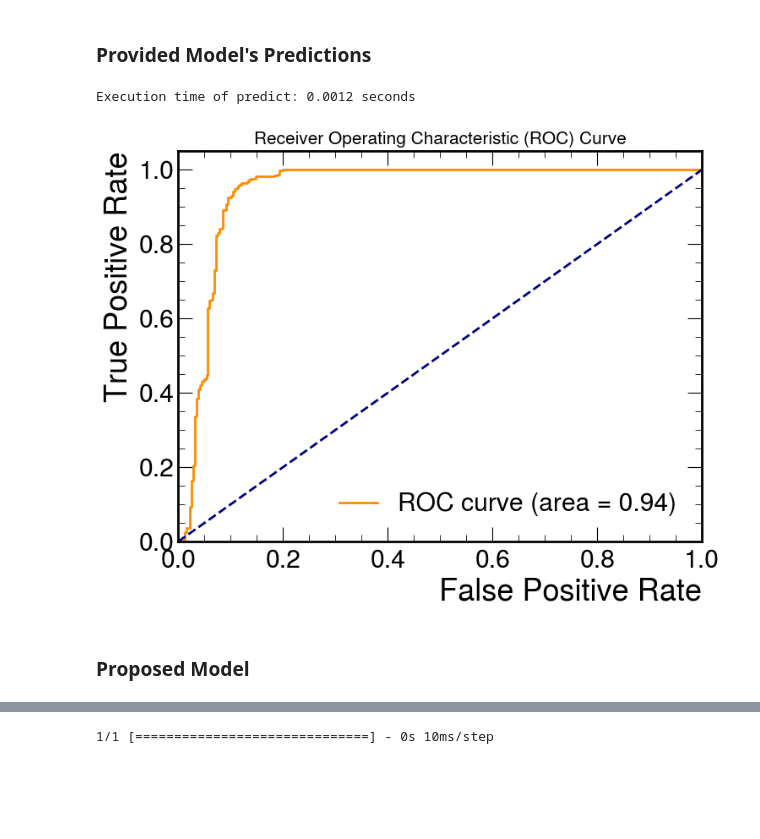
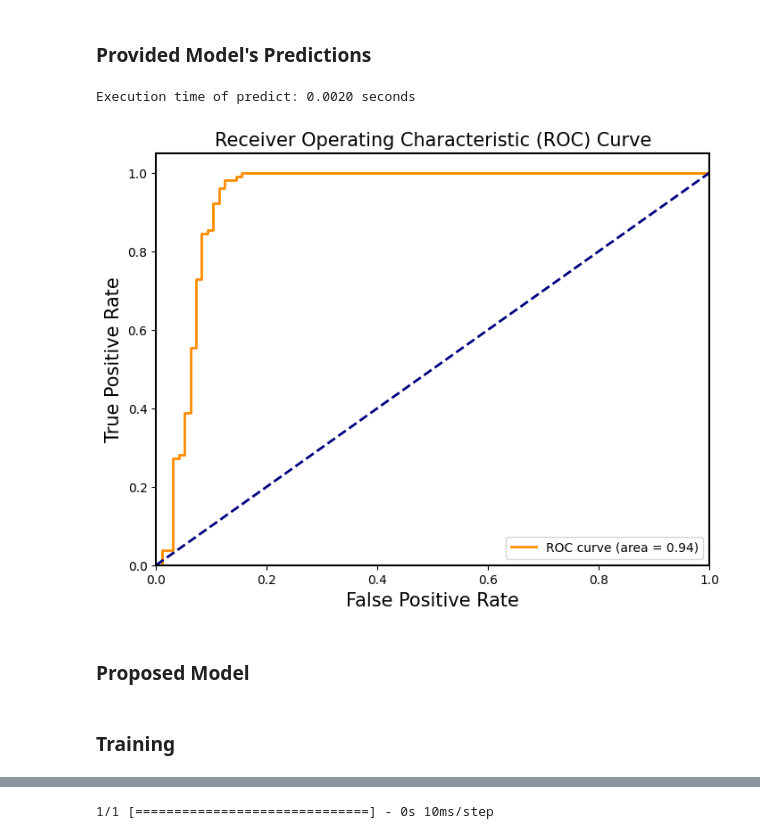
Before and after one commit to MatteoMorellini/CICADA-Google-Summer-of-Code, a Jupyter notebook: index.ipynb, the cells around one changed output, grey strips where cells are left out. Saved outputs shown, nothing was run; the diff lists cells and outputs as text; code cells hidden in the pictures; blank space fills up the shorter version.

```diff
--- a/index.ipynb
+++ b/index.ipynb
@@ -217,16 +237,16 @@ def plot_roc_curve(labs: NDArray[np.int32], preds: NDArray[np.float32]) -> None:
 #keras_model = tf.keras.layers.TFSMLayer(model_path, call_endpoint = 'serving_default')ù
 model = tf.saved_model.load(model_path)
 infer = model.signatures['serving_default']
-input_tensor = tf.convert_to_tensor(images_train, dtype=tf.float32)
+input_tensor = tf.convert_to_tensor(images_test, dtype=tf.float32)
 # %%
 output = predict(input_tensor)
 output = output['lambda'].numpy()
 normalized_output = normalize_matrix(output)
-plot_roc_curve(labels_train, normalized_output)
+plot_roc_curve(labels_test, normalized_output)
 # idea: also add MSE
 # %% [output]
-Execution time of predict: 0.0012 seconds
+Execution time of predict: 0.0020 seconds
-[figure, old version]
+[figure, new version]
 # %% [markdown]
 ### Proposed Model
 # %%
@@ -363,6 +383,8 @@ class CicadaV2:
         )(x)
         outputs = QActivation("quantized_relu(16, 8)", name="outputs")(x)
         return Model(inputs, outputs, name="cicada-v2")
+# %% [markdown]
+### Training
 # %%
 def loss(y_true: npt.NDArray, y_pred: npt.NDArray) -> npt.NDArray:
     return np.mean((y_true - y_pred) ** 2, axis=(1, 2, 3))
```
Also changed, not shown: parts of 20 cells of this notebook.
